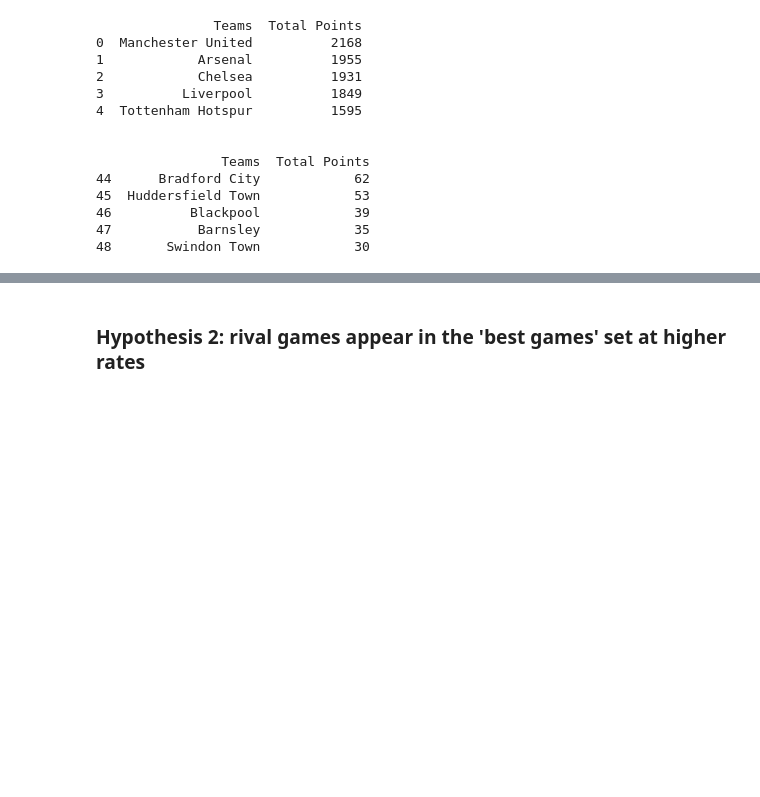
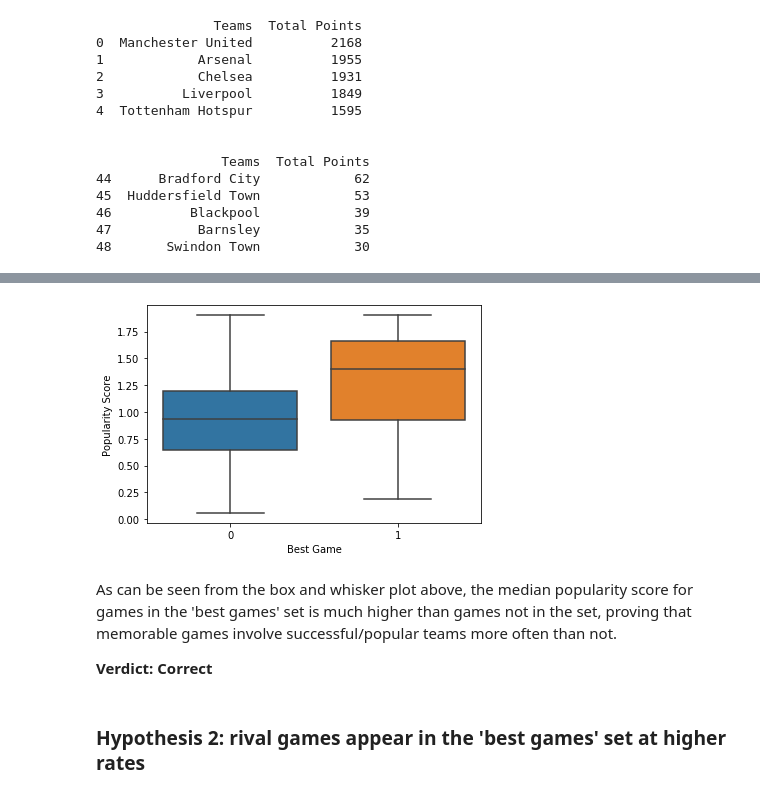
Before and after one commit to ryanwonghc/Premier-League-Game-Classifier, a Jupyter notebook: Data Cleaning and Exploration.ipynb, the cells around one changed output, grey strips where cells are left out. Cells and saved outputs as stored; diff of their text form; code cells hidden in the pictures; blank space fills up the shorter version.

```diff
--- a/Data Cleaning and Exploration.ipynb
+++ b/Data Cleaning and Exploration.ipynb
@@ -304,5 +290,12 @@ df
 # %%
-box_whisker_1 = sns.boxplot(x="Category", y="Popularity Score", data=tips)
+sns.boxplot(x = 'Best Game', y = 'Popularity Score', data = df)
+plt.show()
+# %% [output]
+[figure, added]
+# %% [markdown]
+As can be seen from the box and whisker plot above, the median popularity score for games in the 'best games' set is much higher than games not in the set, proving that memorable games involve successful/popular teams more often than not.
+
+**Verdict: Correct**
 # %% [markdown]
 ### Hypothesis 2: rival games appear in the 'best games' set at higher rates
 # %% [markdown]
```
Also changed, not shown: parts of 24 cells of this notebook.
